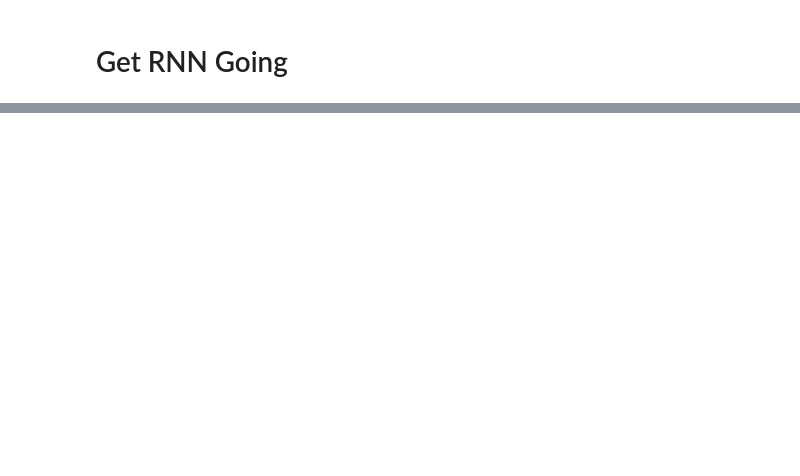
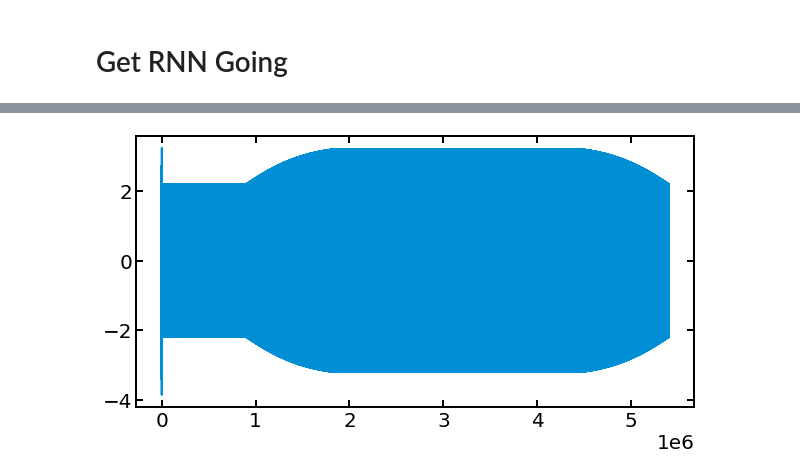
Before and after one commit to adamjeisen/ChaoticConsciousness, a Jupyter notebook: _sandbox/methods/RNN Models/2022-07-19 - Balanced E-I Networks.ipynb, the cells around one changed output, grey strips where cells are left out. Saved outputs shown, nothing was run; the diff lists cells and outputs as text; code cells hidden in the pictures; blank space fills up the shorter version.

```diff
--- a/_sandbox/methods/RNN Models/2022-07-19 - Balanced E-I Networks.ipynb
+++ b/_sandbox/methods/RNN Models/2022-07-19 - Balanced E-I Networks.ipynb
@@ -76,0 +127,5 @@ post_scale = 1.0
+# %%
+plt.plot(x[:, 1])
+plt.show()
+# %% [output]
+[figure, added]
```
Also changed, not shown: parts of 22 cells of this notebook, 12 other files.
